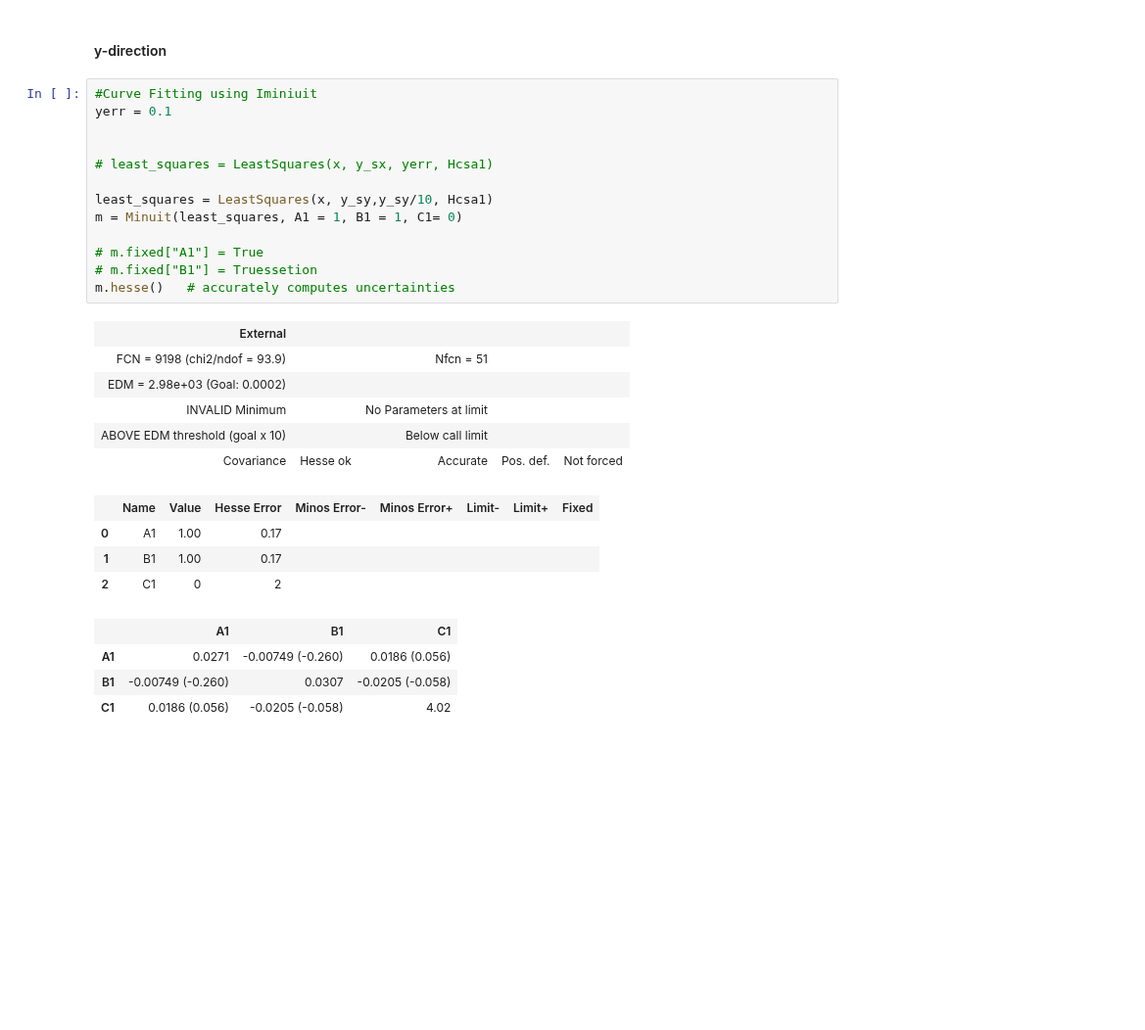
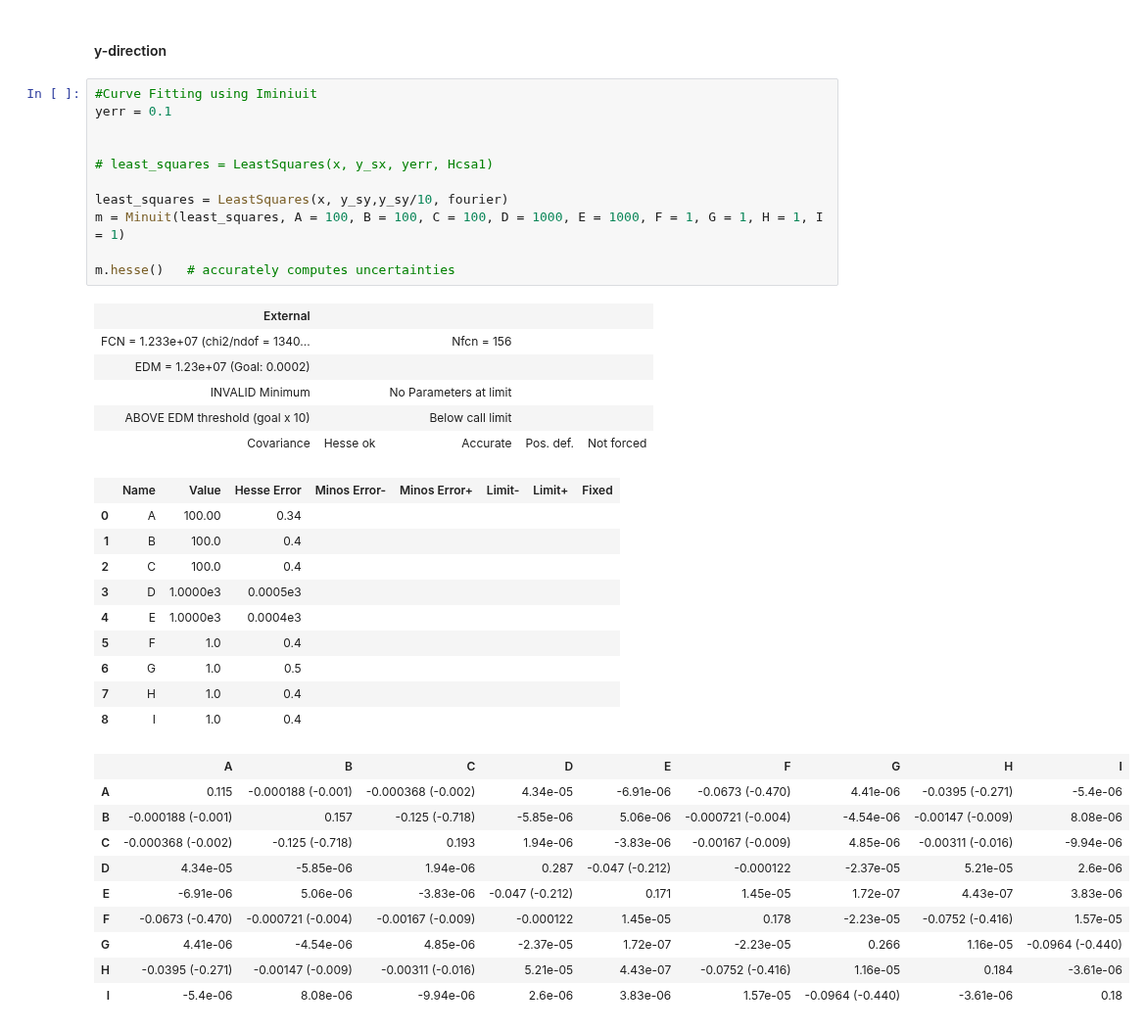
Before and after one commit to AstrobioShiva/Script_project, a Jupyter notebook: Python/Plotting/freq_fit.ipynb, the cells around one changed output. Shown at 98% size. Saved outputs shown, nothing was run; the diff lists cells and outputs as text; blank space fills up the shorter version.

```diff
--- a/Python/Plotting/freq_fit.ipynb
+++ b/Python/Plotting/freq_fit.ipynb
@@ -546,31 +577,41 @@ $\chi^2$ / $n_\mathrm{dof}$ = 9034.69212 / 96
 # %%
 #Curve Fitting using Iminiuit
 yerr = 0.1
 
 
 # least_squares = LeastSquares(x, y_sx, yerr, Hcsa1)
 
-least_squares = LeastSquares(x, y_sy,y_sy/10, Hcsa1)
-m = Minuit(least_squares, A1 = 1, B1 = 1, C1= 0)
+least_squares = LeastSquares(x, y_sy,y_sy/10, fourier)
+m = Minuit(least_squares, A = 100, B = 100, C = 100, D = 1000, E = 1000, F = 1, G = 1, H = 1, I = 1)
 
-# m.fixed["A1"] = True
-# m.fixed["B1"] = Truessetion
 m.hesse()   # accurately computes uncertainties
 # %% [output]
 | External |  |  |  |  |
-| FCN = 9198 (chi2/ndof = 93.9) |  | Nfcn = 51 |  |  |
-| EDM = 2.98e+03 (Goal: 0.0002) |  |  |  |  |
+| FCN = 1.233e+07 (chi2/ndof = 1340... |  | Nfcn = 156 |  |  |
+| EDM = 1.23e+07 (Goal: 0.0002) |  |  |  |  |
 | INVALID Minimum |  | No Parameters at limit |  |  |
 | ABOVE EDM threshold (goal x 10) |  | Below call limit |  |  |
 | Covariance | Hesse ok | Accurate | Pos. def. | Not forced |
 |  | Name | Value | Hesse Error | Minos Error- | Minos Error+ | Limit- | Limit+ | Fixed |
-| 0 | A1 | 1.00 | 0.17 |  |  |  |  |  |
-| 1 | B1 | 1.00 | 0.17 |  |  |  |  |  |
-| 2 | C1 | 0 | 2 |  |  |  |  |  |
+| 0 | A | 100.00 | 0.34 |  |  |  |  |  |
+| 1 | B | 100.0 | 0.4 |  |  |  |  |  |
+| 2 | C | 100.0 | 0.4 |  |  |  |  |  |
+| 3 | D | 1.0000e3 | 0.0005e3 |  |  |  |  |  |
+| 4 | E | 1.0000e3 | 0.0004e3 |  |  |  |  |  |
+| 5 | F | 1.0 | 0.4 |  |  |  |  |  |
+| 6 | G | 1.0 | 0.5 |  |  |  |  |  |
+| 7 | H | 1.0 | 0.4 |  |  |  |  |  |
+| 8 | I | 1.0 | 0.4 |  |  |  |  |  |
-|  | A1 | B1 | C1 |
-| A1 | 0.0271 | -0.00749 (-0.260) | 0.0186 (0.056) |
-| B1 | -0.00749 (-0.260) | 0.0307 | -0.0205 (-0.058) |
-| C1 | 0.0186 (0.056) | -0.0205 (-0.058) | 4.02 |
+|  | A | B | C | D | E | F | G | H | I |
+| A | 0.115 | -0.000188 (-0.001) | -0.000368 (-0.002) | 4.34e-05 | -6.91e-06 | -0.0673 (-0.470) | 4.41e-06 | -0.0395 (-0.271) | -5.4e-06 |
+| B | -0.000188 (-0.001) | 0.157 | -0.125 (-0.718) | -5.85e-06 | 5.06e-06 | -0.000721 (-0.004) | -4.54e-06 | -0.00147 (-0.009) | 8.08e-06 |
+| C | -0.000368 (-0.002) | -0.125 (-0.718) | 0.193 | 1.94e-06 | -3.83e-06 | -0.00167 (-0.009) | 4.85e-06 | -0.00311 (-0.016) | -9.94e-06 |
+| D | 4.34e-05 | -5.85e-06 | 1.94e-06 | 0.287 | -0.047 (-0.212) | -0.000122 | -2.37e-05 | 5.21e-05 | 2.6e-06 |
+| E | -6.91e-06 | 5.06e-06 | -3.83e-06 | -0.047 (-0.212) | 0.171 | 1.45e-05 | 1.72e-07 | 4.43e-07 | 3.83e-06 |
+| F | -0.0673 (-0.470) | -0.000721 (-0.004) | -0.00167 (-0.009) | -0.000122 | 1.45e-05 | 0.178 | -2.23e-05 | -0.0752 (-0.416) | 1.57e-05 |
+| G | 4.41e-06 | -4.54e-06 | 4.85e-06 | -2.37e-05 | 1.72e-07 | -2.23e-05 | 0.266 | 1.16e-05 | -0.0964 (-0.440) |
+| H | -0.0395 (-0.271) | -0.00147 (-0.009) | -0.00311 (-0.016) | 5.21e-05 | 4.43e-07 | -0.0752 (-0.416) | 1.16e-05 | 0.184 | -3.61e-06 |
+| I | -5.4e-06 | 8.08e-06 | -9.94e-06 | 2.6e-06 | 3.83e-06 | 1.57e-05 | -0.0964 (-0.440) | -3.61e-06 | 0.18 |
 # %%
 fit_info = [
     f"$\\chi^2$ / $n_\\mathrm{{dof}}$ = {m.fval:.5f} / {len(x) - m.nfit}",
```
Also changed, not shown: parts of 7 cells of this notebook, 4 other files.
